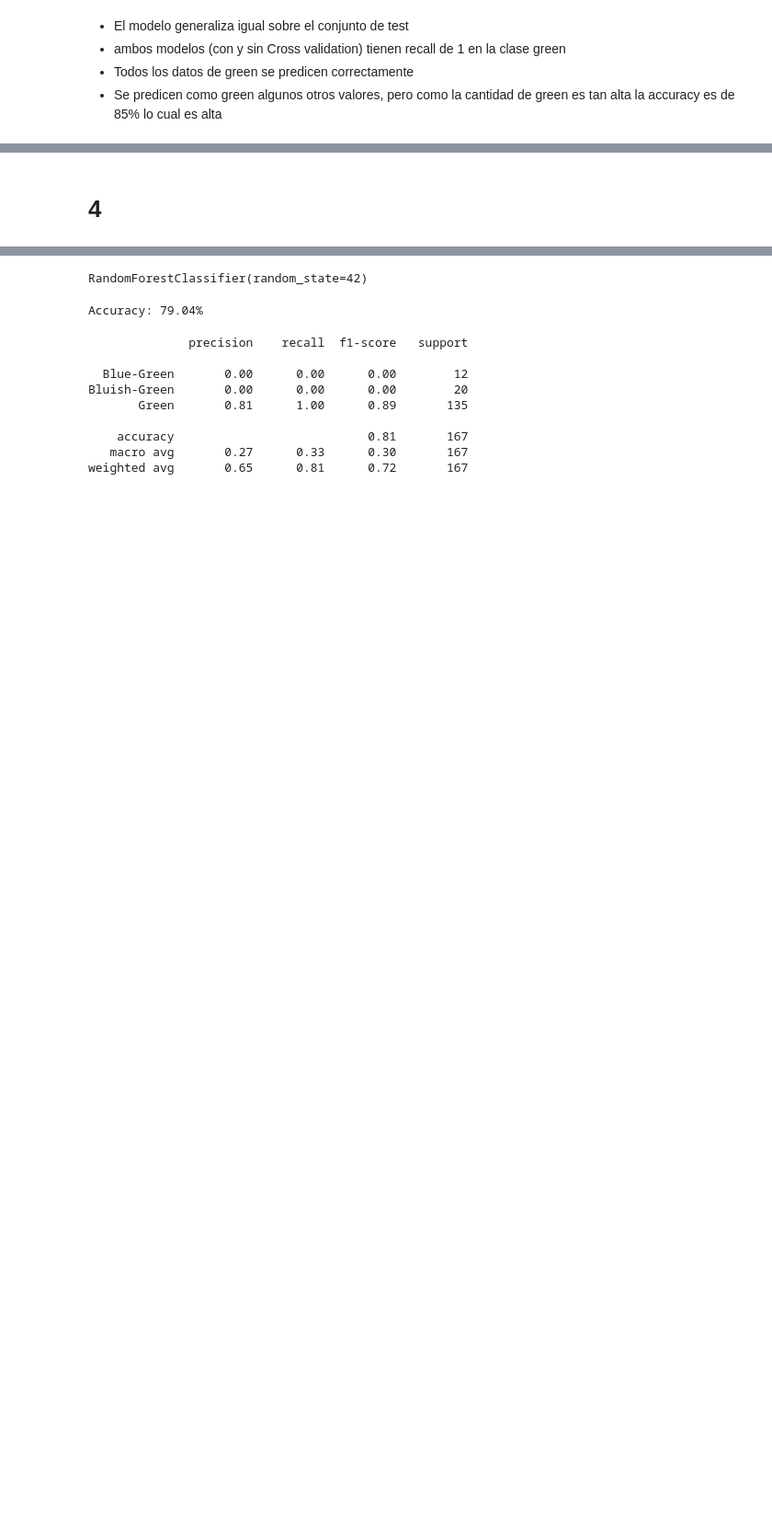
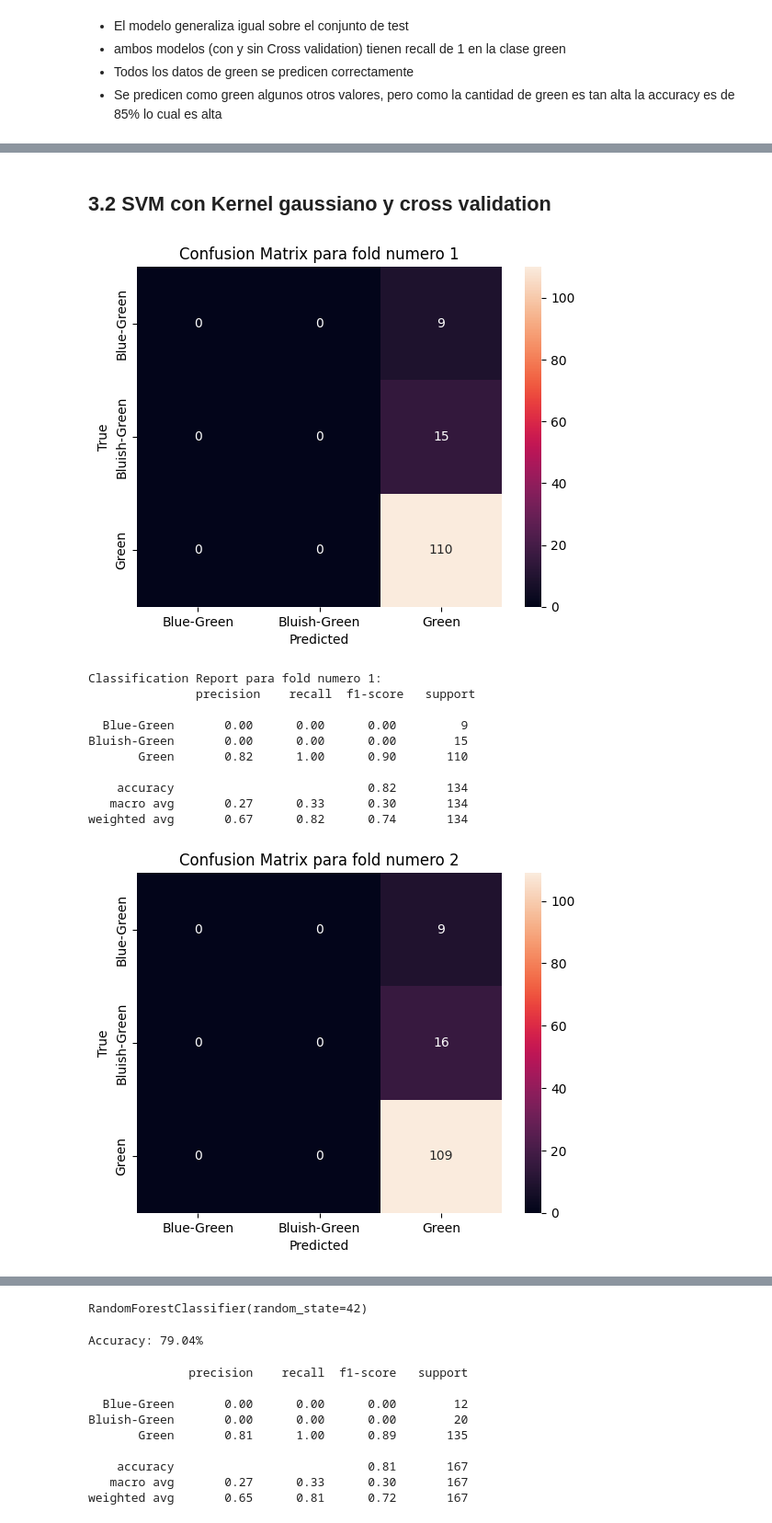
Before and after one commit to Nameless-86/DataMining2, a Jupyter notebook: cafe.ipynb, the cells around one changed output, grey strips where cells are left out. Shown at 92% size. Drawn from its saved outputs; the diff is of its cells as text; code cells hidden in the pictures; blank space fills up the shorter version.

```diff
--- a/cafe.ipynb
+++ b/cafe.ipynb
@@ -242,40 +454,53 @@ print(classification_report(y_test, y_pred_gauss))
-# %% [markdown]
-# 4
+# %% [markdown]
+## 3.2 SVM con Kernel gaussiano y cross validation
 # %%
 svm_gaussiano = SVC(kernel='rbf', C=0.1, random_state=42, gamma=0.001)
 # %%
-kf = KFold(n_splits=5, shuffle=True, random_state=42)
+kf = StratifiedKFold(n_splits=5, shuffle=True, random_state=42)
 # %%
 fold = 1
-for i, (train_index, val_index) in enumerate(kf.split(X_train_escalado)):
+for i, (train_index, val_index) in enumerate(kf.split(X_train_escalado, y_train)):
 
     #evitar el error out of index
     index_labels = y_train.index
     trainsc_df = pd.DataFrame(X_train_escalado, index=index_labels)
 
 
     X_train_fold, X_val_fold = trainsc_df.iloc[train_index], trainsc_df.iloc[val_index]
     y_train_fold, y_val_fold = y_train.iloc[train_index], y_train.iloc[val_index]
 
     # Train the model on the training fold
     svm_gaussiano.fit(X_train_fold, y_train_fold)
 
     # Predict on the validation fold
     y_pred_fold = svm_gaussiano.predict(X_val_fold)
 
     # Compute confusion matrix and classification report
     cm = confusion_matrix(y_val_fold, y_pred_fold)
     # Matriz de confusion x cada fold
     a = ["Blue-Green", "Bluish-Green", "Green"]
     sns.heatmap(cm, xticklabels=a, yticklabels=a, annot=True, fmt='g')
     plt.title(f"Confusion Matrix para fold numero {fold}")
     plt.xlabel('Predicted')
     plt.ylabel('True')
     plt.show()
 
     # Print classification report
     print(f"Classification Report para fold numero {fold}:\n", classification_report(y_val_fold, y_pred_fold))
 
 
 
     fold += 1
+# %% [output]
+[figure, added]
+Classification Report para fold numero 1:
+               precision    recall  f1-score   support
+
+  Blue-Green       0.00      0.00      0.00         9
+Bluish-Green       0.00      0.00      0.00        15
+       Green       0.82      1.00      0.90       110
+
+    accuracy                           0.82       134
+   macro avg       0.27      0.33      0.30       134
+weighted avg       0.67      0.82      0.74       134
+[figure, added]
```
Also changed, not shown: parts of 110 cells of this notebook, 1 other file.
